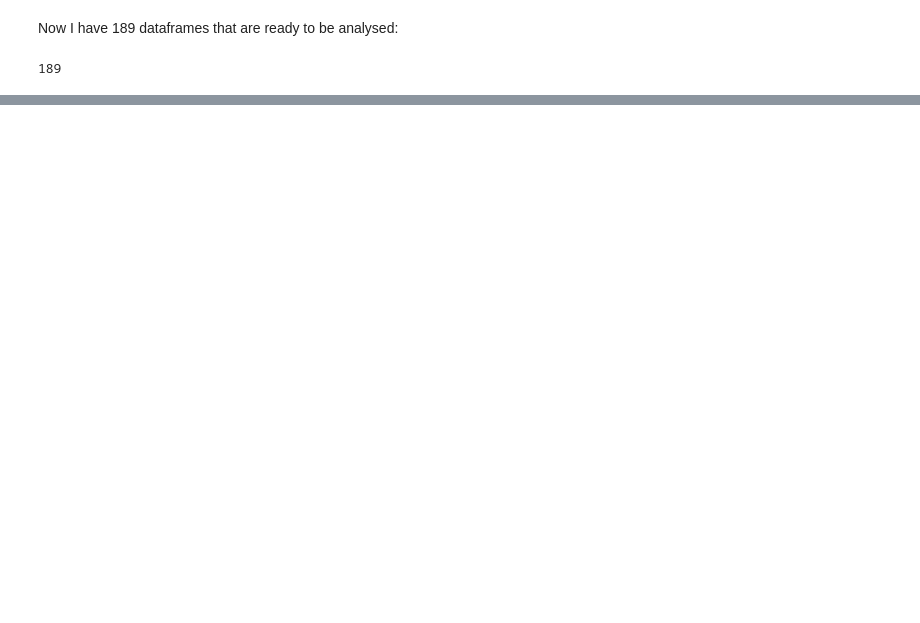
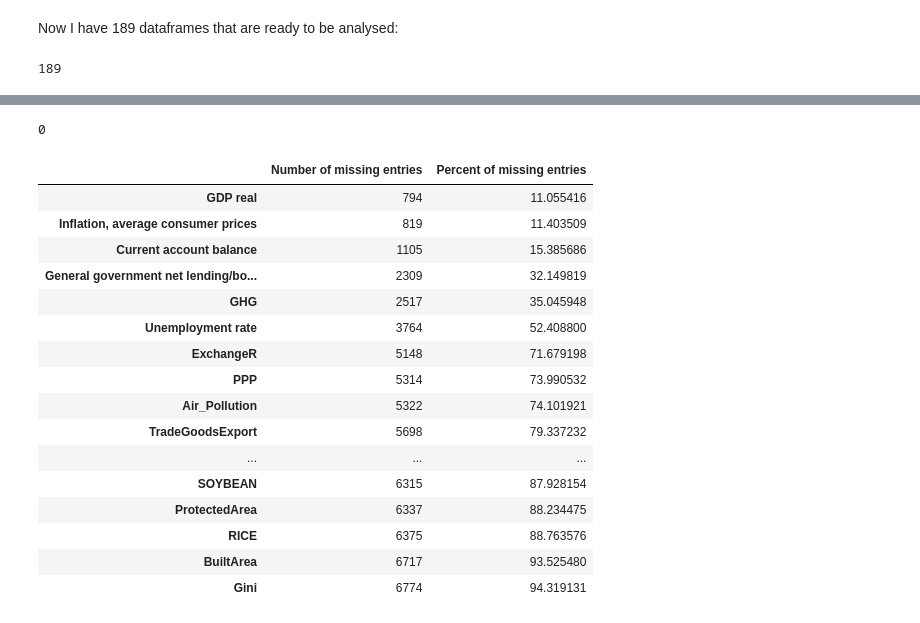
Before and after one commit to felix-ha/cfds_project, a Jupyter notebook: project_notebook.ipynb, the cells around one changed output, grey strips where cells are left out. Cells and saved outputs as stored; diff of their text form; code cells hidden in the pictures; blank space fills up the shorter version.

Commit message:
implented missing values

```diff
--- a/project_notebook.ipynb
+++ b/project_notebook.ipynb
@@ -458,0 +463,38 @@ len(database.keys())
+# %%
+variables = database['France'].columns
+missing_dict = {var:0 for var in variables}
+# %% [output]
+0
+# %%
+number_of_observations = 0
+for country in database.keys():
+    df =  database[country]
+    number_of_observations += df.shape[0]
+
+    for column in df.columns:
+        column_current = df[column]
+        number_of_missing_observations = sum(column_current.isnull())
+        missing_dict[column] += number_of_missing_observations
+# %%
+df_missing = pd.DataFrame.from_dict(missing_dict, orient='index')
+df_missing.columns = ['Number of missing entries']
+df_missing['Percent of missing entries'] = df_missing['Number of missing entries'] / number_of_observations * 100
+df_missing.sort_values(by='Percent of missing entries', ascending=1)
+# %% [output]
+|  | Number of missing entries | Percent of missing entries |
+| GDP real | 794 | 11.055416 |
+| Inflation, average consumer prices | 819 | 11.403509 |
+| Current account balance | 1105 | 15.385686 |
+| General government net lending/bo... | 2309 | 32.149819 |
+| GHG | 2517 | 35.045948 |
+| Unemployment rate | 3764 | 52.408800 |
+| ExchangeR | 5148 | 71.679198 |
+| PPP | 5314 | 73.990532 |
+| Air_Pollution | 5322 | 74.101921 |
+| TradeGoodsExport | 5698 | 79.337232 |
+| ... | ... | ... |
+| SOYBEAN | 6315 | 87.928154 |
+| ProtectedArea | 6337 | 88.234475 |
+| RICE | 6375 | 88.763576 |
+| BuiltArea | 6717 | 93.525480 |
+| Gini | 6774 | 94.319131 |
```
Also changed, not shown: parts of 3 cells of this notebook.
